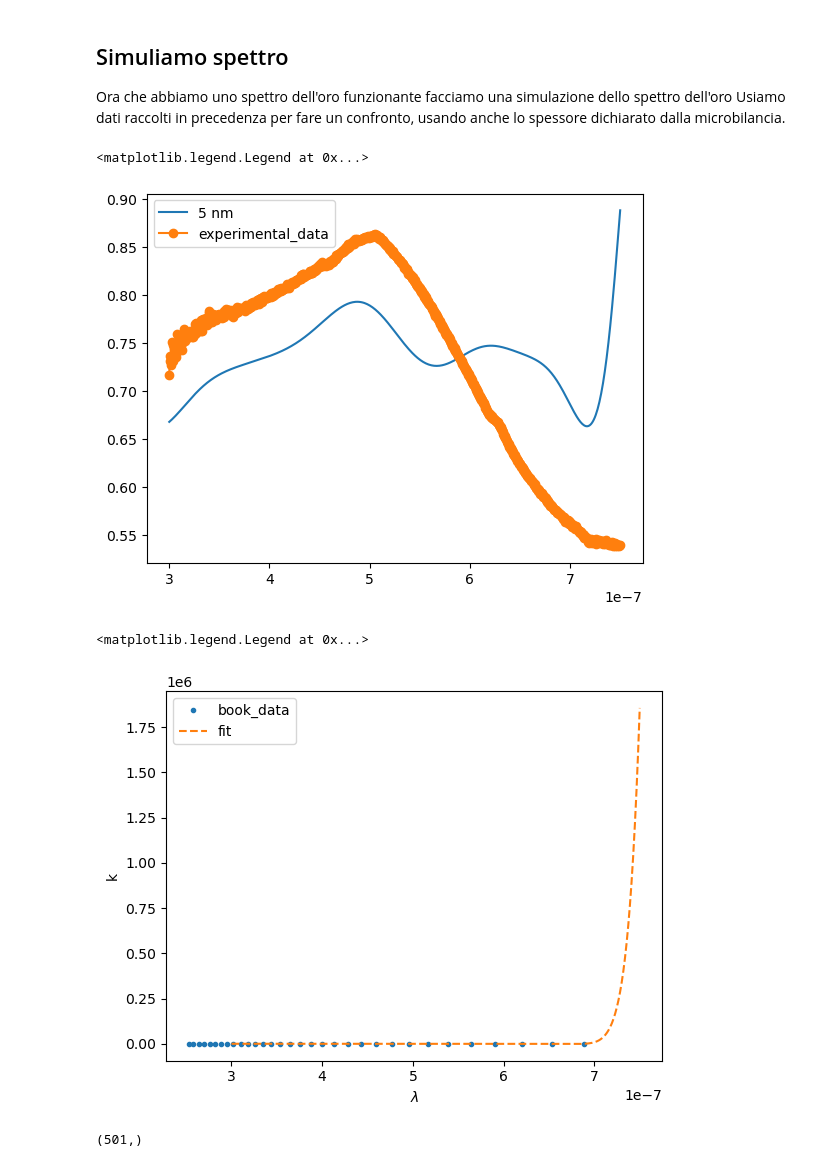
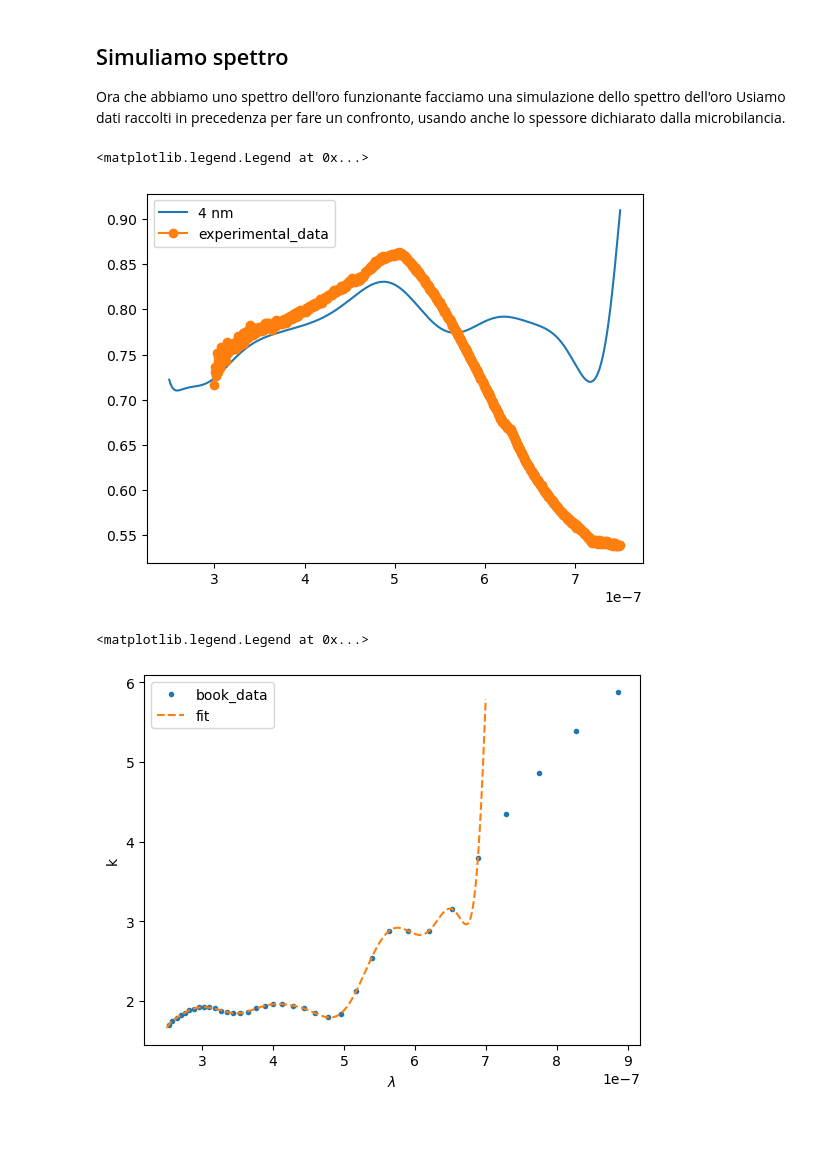
Before and after one commit to RandDouble/lab_mat, a Jupyter notebook: fit_lab.ipynb, the cells around one changed output. Saved outputs shown, nothing was run; the diff lists cells and outputs as text; code cells hidden in the pictures; blank space fills up the shorter version.

```diff
--- a/fit_lab.ipynb
+++ b/fit_lab.ipynb
@@ -66,43 +66,40 @@ Usiamo dati raccolti in precedenza per fare un confronto, usando anche lo spesso
 # %%
 def hypotetical_fun(x : float, fit : callable, spessore : float) -> float:
     return np.exp(- 4. * np.pi *  fit(x) * spessore / x)
 
-x = np.linspace(300e-9, 750e-9, 500)
+x = np.linspace(250e-9, 750e-9, 500)
 
 spessore = 15e-6
 
 data = pd.read_csv("./data/Pre-21-04/oro_4_04_ELABORATO.csv")
 
 data["lambda"] = data["lambda"] * 1e-9
 
 # plt.plot(x, hypotetical_fun(x, fun, spessore=60e-9), label = "60 nm")
-plt.plot(x, hypotetical_fun(x, fun, spessore=5e-9), label = "5 nm")
+plt.plot(x, hypotetical_fun(x, fun, spessore=4e-9), label = "4 nm")
 
 plt.plot("lambda", "polished","-o", data=data[(data["lambda"]>300e-9) & (data["lambda"]<750e-9) ], label='experimental_data')
 
 # plt.plot(x, fun(x), label = 'k')
 plt.legend()
 # %% [output]
 <matplotlib.legend.Legend at 0x...>
-[figure, old version]
+[figure, new version]
 # %%
 ## Testing a New Numpy Class for fitting a Polynomial Series
 #
-filter = (df["lambda_corrected"]<700e-9) & (df["lambda_corrected"] > 250e-9)
+filter = (df["lambda_corrected"]<900e-9) & (df["lambda_corrected"] > 250e-9)
 
-new_fit = Polynomial.fit(df[filter]["lambda_corrected"], df[filter]["k_corrected"],
-                         deg=500,
-                         domain=[250e-9, 900e-9])
+new_fit = Polynomial.fit(df[filter]["lambda_corrected"],
+                         df[filter]["k_corrected"],
+                         deg=22,
+                         domain=[200e-9, 950e-9])
 
 plt.plot("lambda_corrected", "k_corrected", ".", data=df[filter], label= "book_data")
-plt.plot(x, new_fit(x), "--", label="fit")
+plt.plot(x[x<700e-9], new_fit(x[x<700e-9]), "--", label="fit")
 plt.ylabel("k")
 plt.xlabel(r"$\lambda$")
 plt.legend()
 # %% [output]
 <matplotlib.legend.Legend at 0x...>
-[figure, old version]
+[figure, new version]
-# %%
-new_fit.coef.shape
-# %% [output]
-(501,)
```
Also changed, not shown: parts of 6 cells of this notebook, 2 other files.
